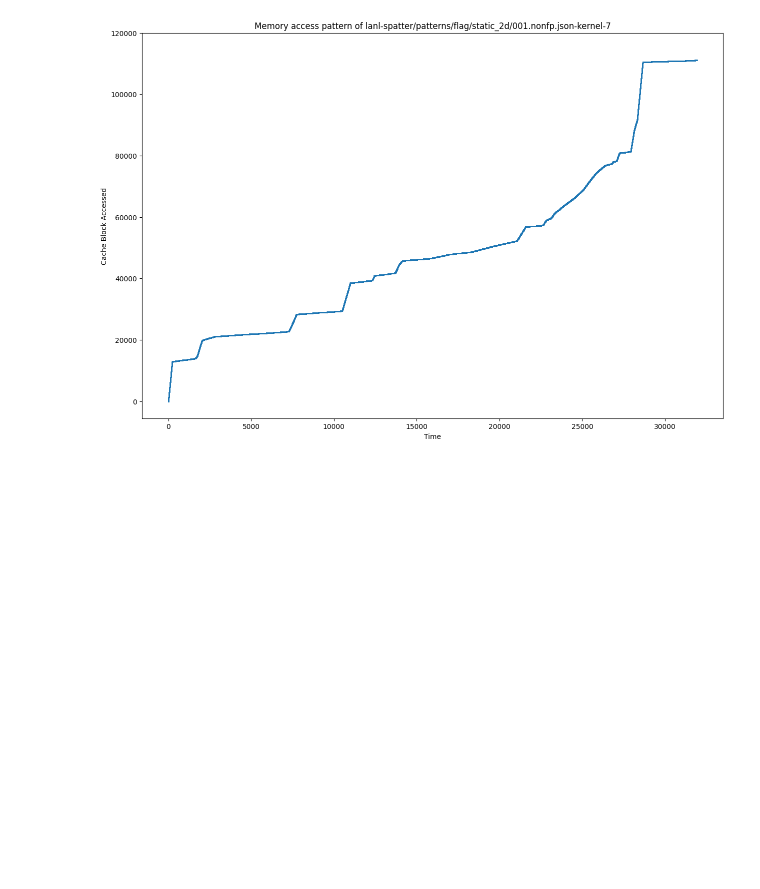
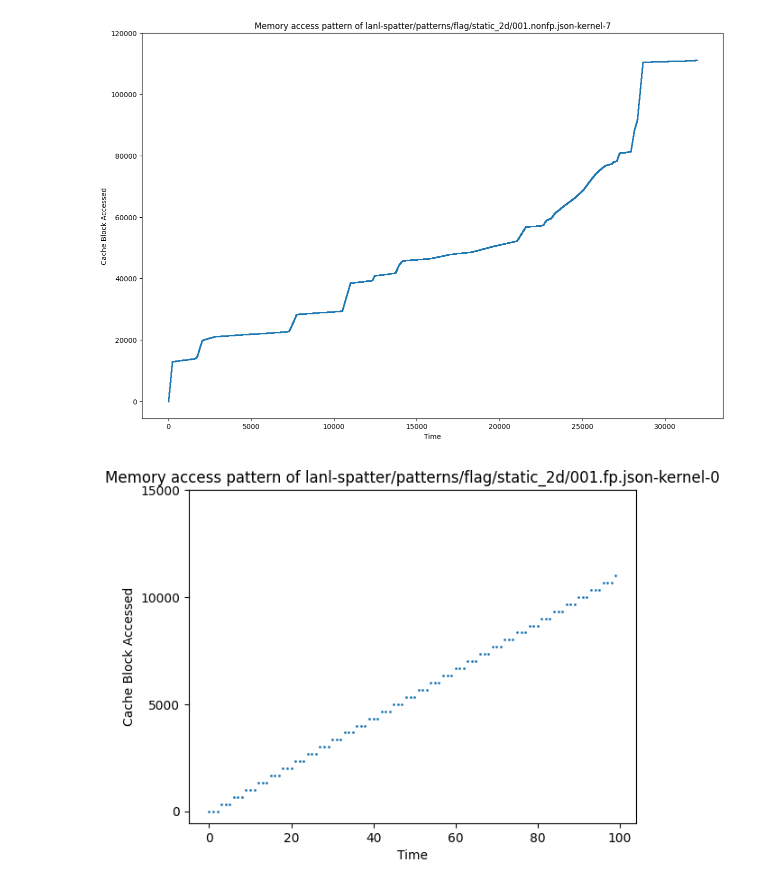
Before and after one commit to hnpl/pattern-analysis, a Jupyter notebook: scatter_gather_pattern_graphing.ipynb, the cells around one changed output. Drawn from its saved outputs; the diff is of its cells as text; code cells hidden in the pictures; blank space fills up the shorter version.

Commit message:
Add data and graphs presented on Thursday
Signed-off-by: Hoa Nguyen <hoanguyen@ucdavis.edu>

```diff
--- a/scatter_gather_pattern_graphing.ipynb
+++ b/scatter_gather_pattern_graphing.ipynb
@@ -53,16 +53,15 @@ class System:
         self.cache_block_size_in_bytes = cache_block_size_in_bytes
         self.element_size_in_bytes = element_size_in_bytes
         self.num_lanes = 1
-    def visualize_memory_access_pattern(self, index_list, pattern_name):
+    def visualize_memory_access_pattern(self, index_list, pattern_name, x_axis_offset=0, y_axis_offset=0, y_step = 20000):
         numAddresses = index_list.shape[0]
-        plt.scatter(np.arange(numAddresses), index_list // (self.cache_block_size_in_bytes // self.element_size_in_bytes), s=1)
+        plt.scatter(np.arange(numAddresses)+x_axis_offset, index_list // (self.cache_block_size_in_bytes // self.element_size_in_bytes), s=1)
         plt.title(f"Memory access pattern of {pattern_name}")
         plt.xlabel("Time")
         plt.ylabel("Cache Block Accessed")
         y_max = max(index_list) // (self.cache_block_size_in_bytes // self.element_size_in_bytes)
-        y_step = 20000
         y_max = y_max + y_step
-        plt.yticks(np.arange(0, y_max, step=y_step))
+        plt.yticks(np.arange(y_axis_offset, y_max, step=y_step))
         plt.show()
     def visualize_delta_of_memory_access_pattern(self, index_list, pattern_name):
         delta_list = np.diff(index_list)
@@ -132,3 +131,13 @@ for i, kernel in enumerate(kernels):
 [figure]
 [figure]
 [figure]
+# %%
+spatter_file = "lanl-spatter/patterns/flag/static_2d/001.fp.json"
+kernels = read_spatter_kernel(spatter_file)
+kernel = kernels[0]
+i = 0
+#plt.rcParams["figure.figsize"] = (15, 10)
+system.visualize_memory_access_pattern(kernel.index[0:100], f"{spatter_file}-kernel-{i}",
+                                       x_axis_offset=0, y_step=5000)
+# %% [output]
+[figure, added]
```
Also changed, not shown: parts of 1 cell of this notebook, 1 other file.
